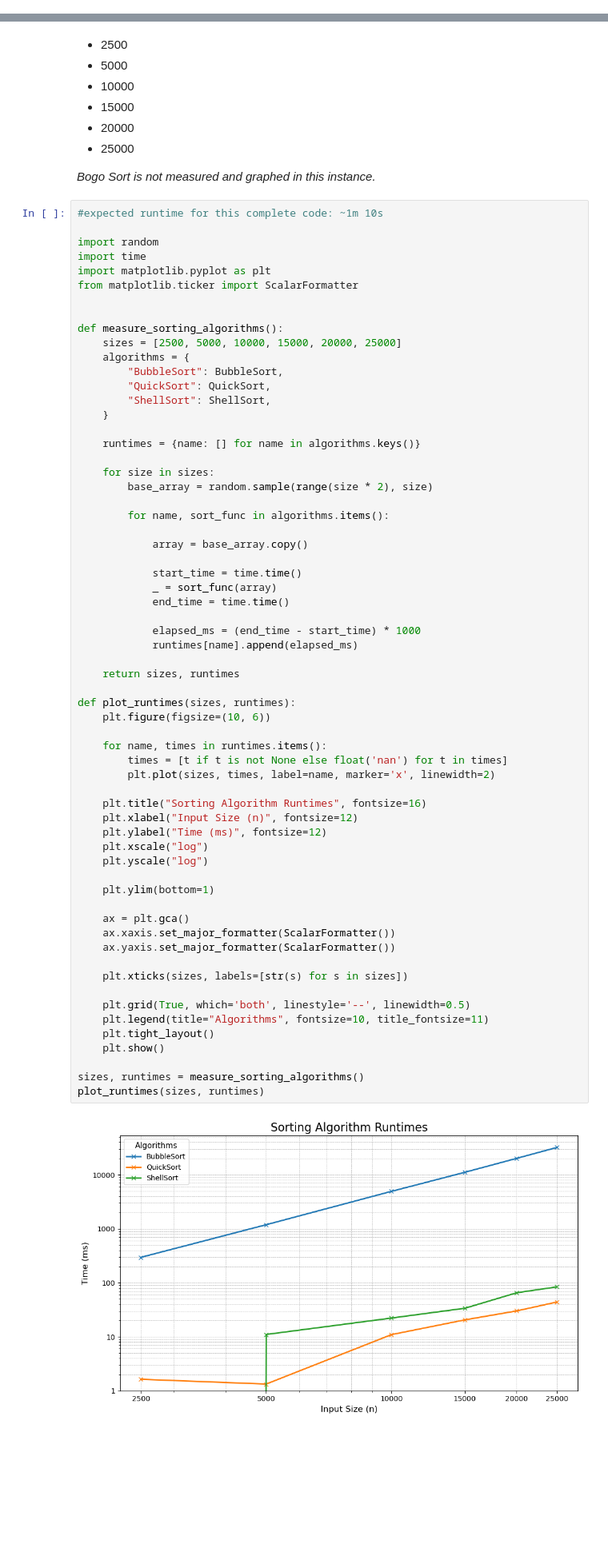
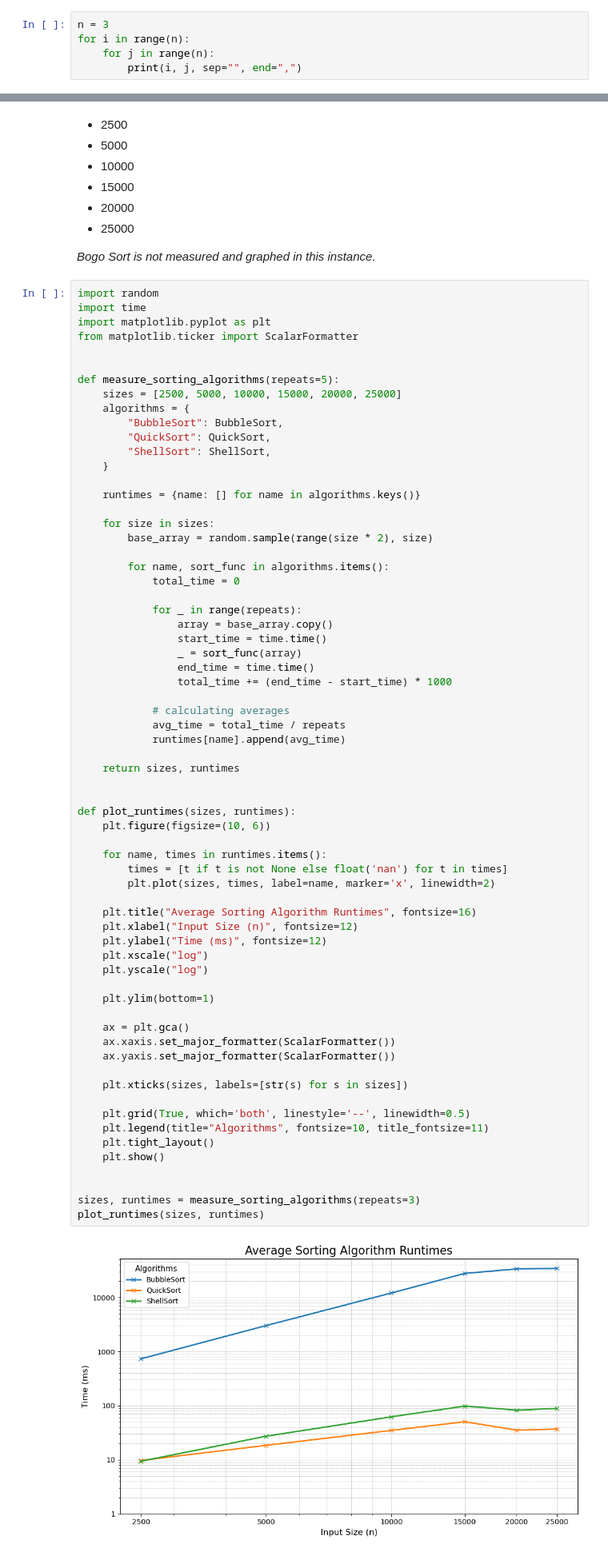
Before and after one commit to kolozsvaribarna/engame_t4, a Jupyter notebook: Sorting_Algorithms.ipynb, the cells around one changed output, grey strips where cells are left out. Shown: that part at 80% size. Drawn from its saved outputs; the diff is of its cells as text; blank space fills up the shorter version.

```diff
--- a/Sorting_Algorithms.ipynb
+++ b/Sorting_Algorithms.ipynb
@@ -19,0 +51,5 @@
+# %%
+n = 3
+for i in range(n):
+    for j in range(n):
+        print(i, j, sep="", end=",")
@@ -160,15 +200,13 @@ def Shuffle(array):
 </ul>
 <p><i>Bogo Sort is not measured and graphed in this instance.</i></p>
 # %%
-#expected runtime for this complete code: ~1m 10s
-
 import random
 import time
 import matplotlib.pyplot as plt
 from matplotlib.ticker import ScalarFormatter
 
 
-def measure_sorting_algorithms():
+def measure_sorting_algorithms(repeats=5):
     sizes = [2500, 5000, 10000, 15000, 20000, 25000]
     algorithms = {
         "BubbleSort": BubbleSort,
@@ -182,46 +220,51 @@ def measure_sorting_algorithms():
         base_array = random.sample(range(size * 2), size)
 
         for name, sort_func in algorithms.items():
+            total_time = 0
 
-            array = base_array.copy()
+            for _ in range(repeats):
+                array = base_array.copy()
+                start_time = time.time()
+                _ = sort_func(array)
+                end_time = time.time()
+                total_time += (end_time - start_time) * 1000
 
-            start_time = time.time()
-            _ = sort_func(array)
-            end_time = time.time()
-
-            elapsed_ms = (end_time - start_time) * 1000
-            runtimes[name].append(elapsed_ms)
+            # calculating averages
+            avg_time = total_time / repeats
+            runtimes[name].append(avg_time)
 
     return sizes, runtimes
+
 
 def plot_runtimes(sizes, runtimes):
     plt.figure(figsize=(10, 6))
 
     for name, times in runtimes.items():
         times = [t if t is not None else float('nan') for t in times]
         plt.plot(sizes, times, label=name, marker='x', linewidth=2)
 
-    plt.title("Sorting Algorithm Runtimes", fontsize=16)
+    plt.title("Average Sorting Algorithm Runtimes", fontsize=16)
     plt.xlabel("Input Size (n)", fontsize=12)
     plt.ylabel("Time (ms)", fontsize=12)
     plt.xscale("log")
     plt.yscale("log")
 
     plt.ylim(bottom=1)
 
     ax = plt.gca()
     ax.xaxis.set_major_formatter(ScalarFormatter())
     ax.yaxis.set_major_formatter(ScalarFormatter())
 
     plt.xticks(sizes, labels=[str(s) for s in sizes])
 
     plt.grid(True, which='both', linestyle='--', linewidth=0.5)
     plt.legend(title="Algorithms", fontsize=10, title_fontsize=11)
     plt.tight_layout()
     plt.show()
 
-sizes, runtimes = measure_sorting_algorithms()
+
+sizes, runtimes = measure_sorting_algorithms(repeats=3)
 plot_runtimes(sizes, runtimes)
 # %% [output]
-[figure, old version]
+[figure, new version]
 # %% [markdown]
```
Also changed, not shown: parts of 12 cells of this notebook, 2 other files.
